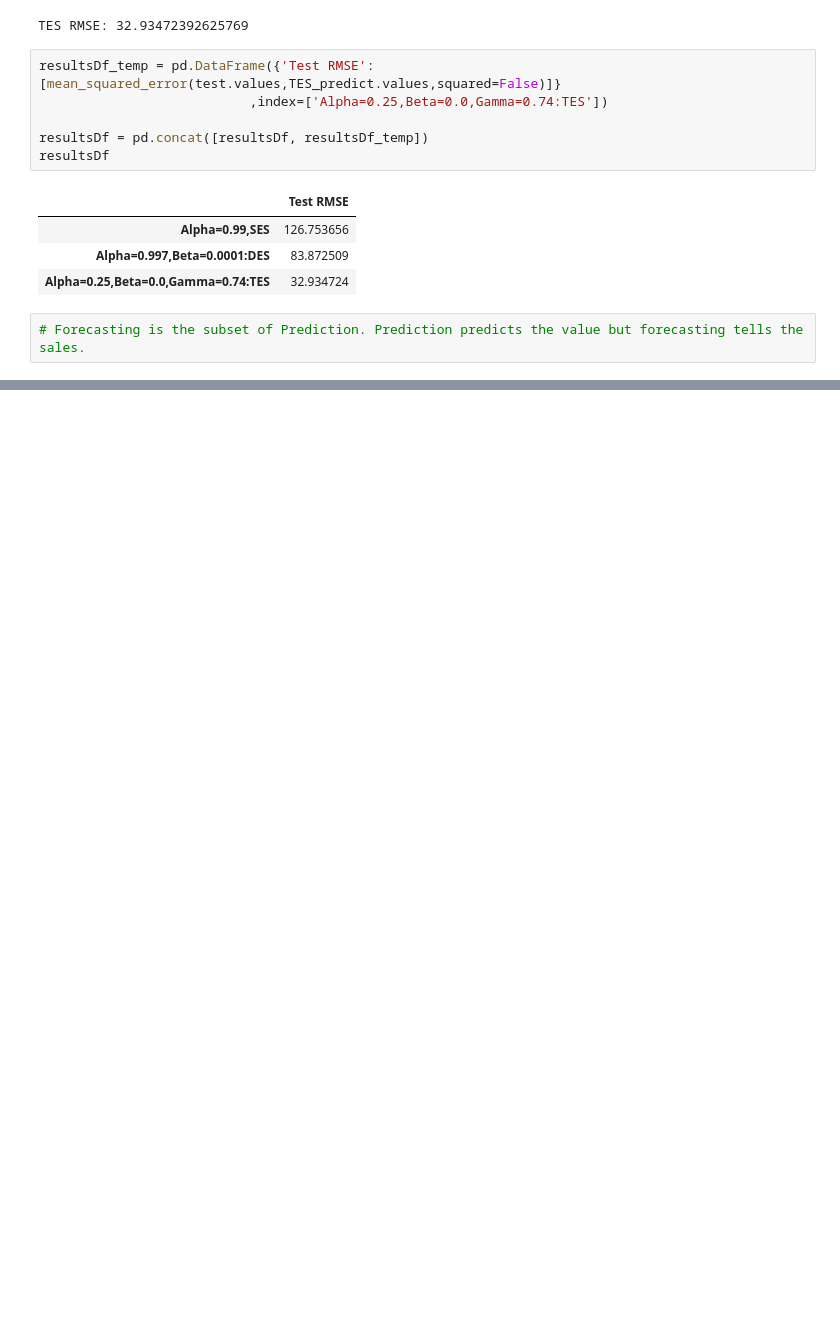
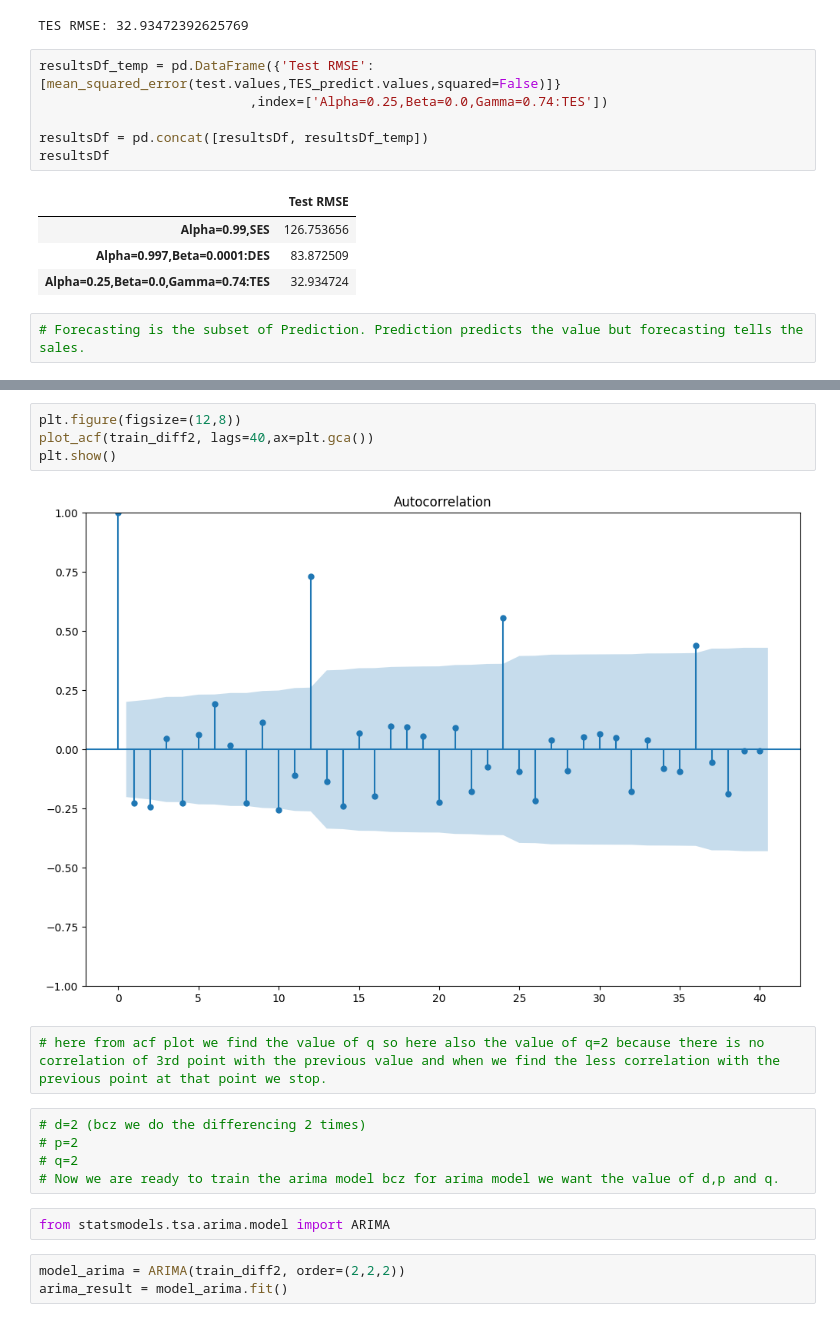
Before and after one commit to KomalKashani/CLASS_NOTES, a Jupyter notebook: Machine Learning/Time Series Forecasting/Time Series Forecasting.ipynb, the cells around one changed output, grey strips where cells are left out. Saved outputs shown, nothing was run; the diff lists cells and outputs as text; blank space fills up the shorter version.

```diff
--- a/Machine Learning/Time Series Forecasting/Time Series Forecasting.ipynb
+++ b/Machine Learning/Time Series Forecasting/Time Series Forecasting.ipynb
@@ -497,0 +581,18 @@ resultsDf
+# %%
+plt.figure(figsize=(12,8))
+plot_acf(train_diff2, lags=40,ax=plt.gca())
+plt.show()
+# %% [output]
+[figure, added]
+# %%
+# here from acf plot we find the value of q so here also the value of q=2 because there is no correlation of 3rd point with the previous value and when we find the less correlation with the previous point at that point we stop.
+# %%
+# d=2 (bcz we do the differencing 2 times)
+# p=2
+# q=2
+# Now we are ready to train the arima model bcz for arima model we want the value of d,p and q.
+# %%
+from statsmodels.tsa.arima.model import ARIMA
+# %%
+model_arima = ARIMA(train_diff2, order=(2,2,2))
+arima_result = model_arima.fit()
```
Also changed, not shown: parts of 35 cells of this notebook.
